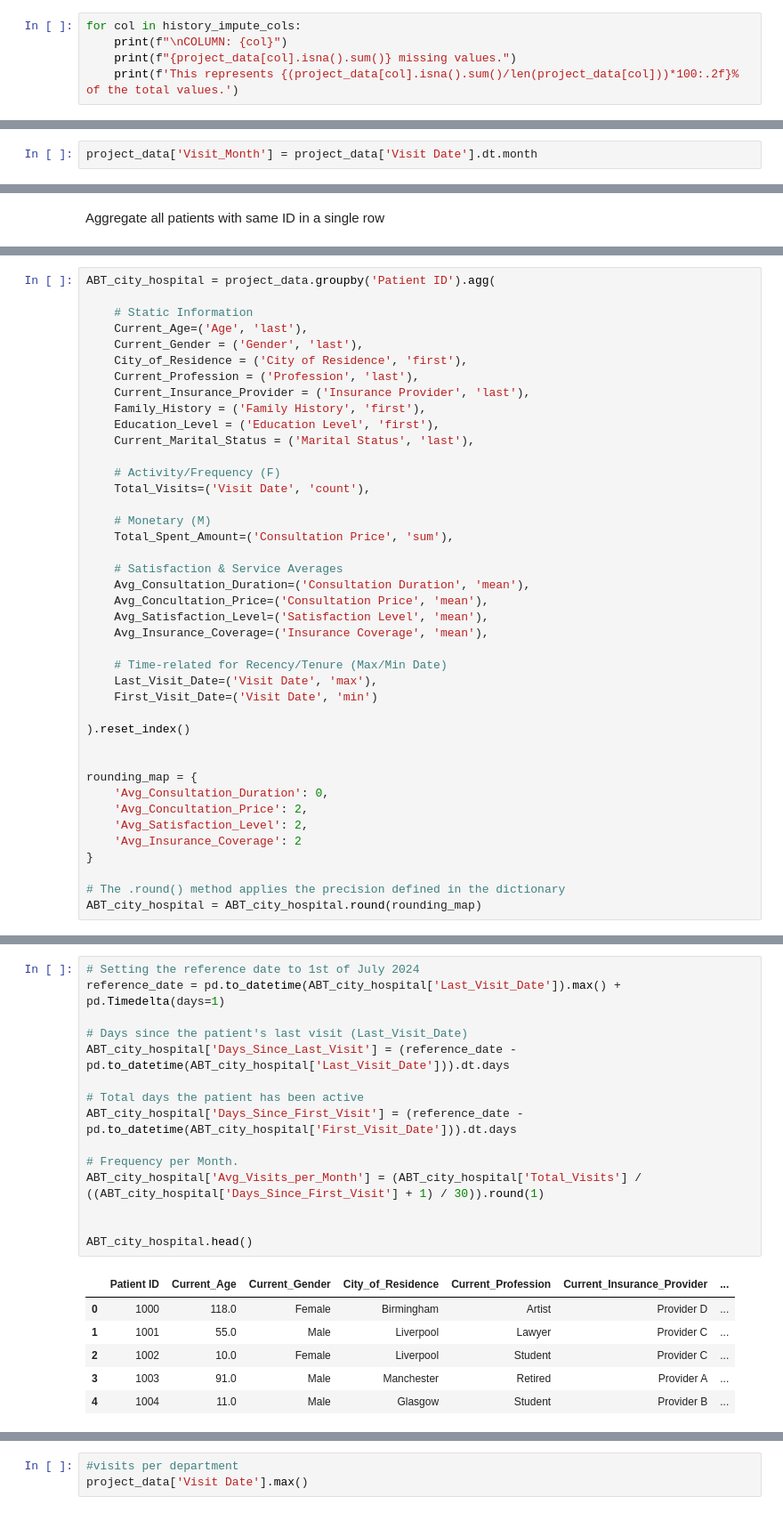
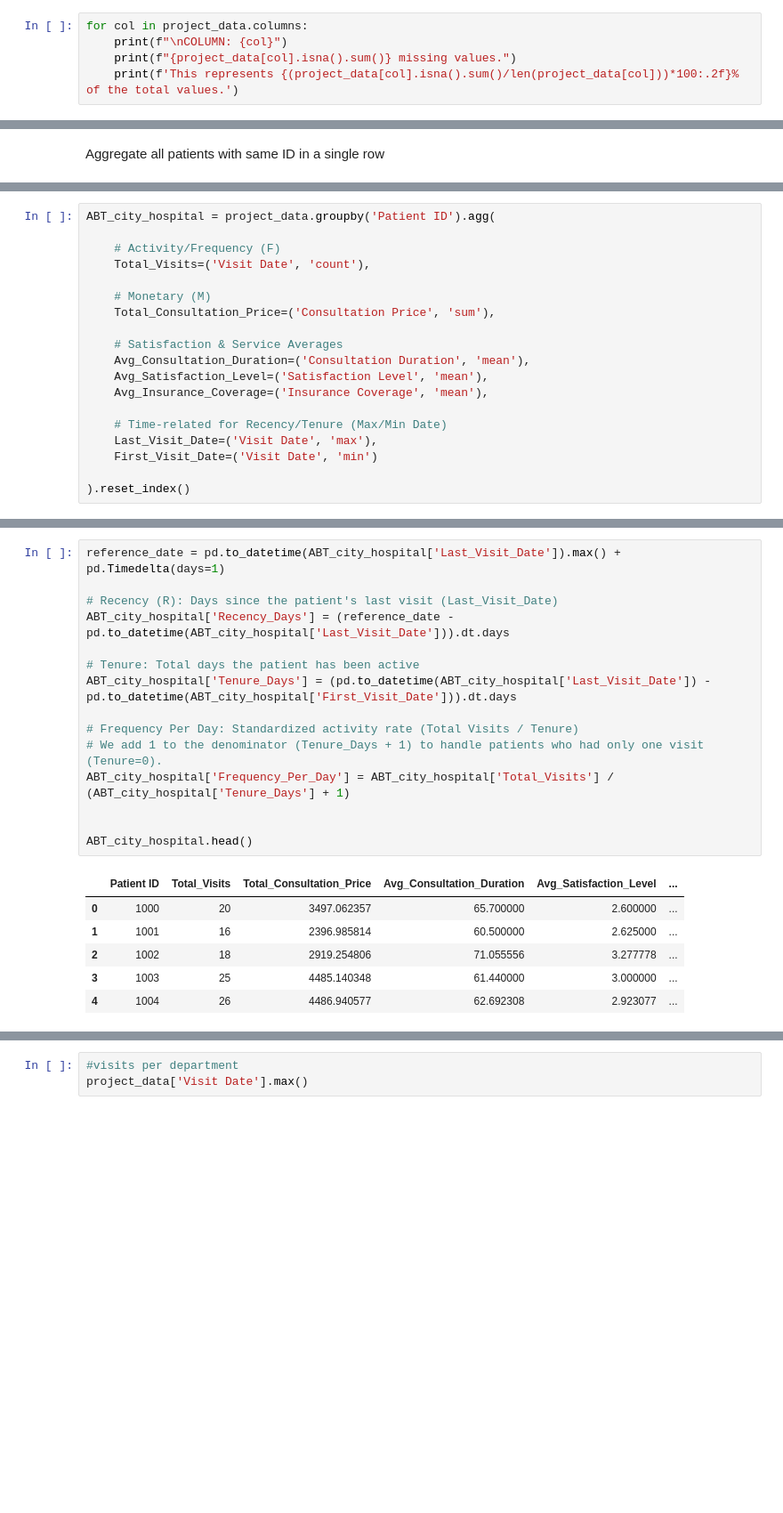
Before and after one commit to gugaffranco/datapreprocessing, a Jupyter notebook: G08 - Code.ipynb, the cells around one changed output, grey strips where cells are left out. Shown at 89% size. Saved outputs shown, nothing was run; the diff lists cells and outputs as text; blank space fills up the shorter version.

```diff
--- a/G08 - Code.ipynb
+++ b/G08 - Code.ipynb
@@ -218,5 +123,5 @@ For example, when doing 'df[col].method(value, inplace=True)', try using 'df.met
 # %%
-for col in history_impute_cols:
+for col in project_data.columns:
     print(f"\nCOLUMN: {col}")
     print(f"{project_data[col].isna().sum()} missing values.")
     print(f'This represents {(project_data[col].isna().sum()/len(project_data[col]))*100:.2f}% of the total values.')
@@ -407,2 +271,0 @@ plt.tight_layout(rect=[0, 0, 1, 0.96])
-# %%
-project_data['Visit_Month'] = project_data['Visit Date'].dt.month
@@ -428,25 +274,14 @@ project_data['Patient ID'].nunique()
 # %%
 ABT_city_hospital = project_data.groupby('Patient ID').agg(
-
-    # Static Information
-    Current_Age=('Age', 'last'),
-    Current_Gender = ('Gender', 'last'),
-    City_of_Residence = ('City of Residence', 'first'),
-    Current_Profession = ('Profession', 'last'),
-    Current_Insurance_Provider = ('Insurance Provider', 'last'),
-    Family_History = ('Family History', 'first'),
-    Education_Level = ('Education Level', 'first'),
-    Current_Marital_Status = ('Marital Status', 'last'),
 
     # Activity/Frequency (F)
     Total_Visits=('Visit Date', 'count'),
 
     # Monetary (M)
-    Total_Spent_Amount=('Consultation Price', 'sum'),
+    Total_Consultation_Price=('Consultation Price', 'sum'),
 
     # Satisfaction & Service Averages
     Avg_Consultation_Duration=('Consultation Duration', 'mean'),
-    Avg_Concultation_Price=('Consultation Price', 'mean'),
     Avg_Satisfaction_Level=('Satisfaction Level', 'mean'),
     Avg_Insurance_Coverage=('Insurance Coverage', 'mean'),
 
@@ -455,17 +290,6 @@ ABT_city_hospital = project_data.groupby('Patient ID').agg(
     First_Visit_Date=('Visit Date', 'min')
 
 ).reset_index()
-
-
-rounding_map = {
-    'Avg_Consultation_Duration': 0,
-    'Avg_Concultation_Price': 2,
-    'Avg_Satisfaction_Level': 2,
-    'Avg_Insurance_Coverage': 2
-}
-
-# The .round() method applies the precision defined in the dictionary
-ABT_city_hospital = ABT_city_hospital.round(rounding_map)
 # %%
 ABT_city_hospital.head()
 # %% [output]
@@ -504,22 +302,22 @@ memory usage: 66.5+ KB
 # %%
-# Setting the reference date to 1st of July 2024
 reference_date = pd.to_datetime(ABT_city_hospital['Last_Visit_Date']).max() + pd.Timedelta(days=1)
 
-# Days since the patient's last visit (Last_Visit_Date)
-ABT_city_hospital['Days_Since_Last_Visit'] = (reference_date - pd.to_datetime(ABT_city_hospital['Last_Visit_Date'])).dt.days
+# Recency (R): Days since the patient's last visit (Last_Visit_Date)
+ABT_city_hospital['Recency_Days'] = (reference_date - pd.to_datetime(ABT_city_hospital['Last_Visit_Date'])).dt.days
 
-# Total days the patient has been active
-ABT_city_hospital['Days_Since_First_Visit'] = (reference_date - pd.to_datetime(ABT_city_hospital['First_Visit_Date'])).dt.days
+# Tenure: Total days the patient has been active
+ABT_city_hospital['Tenure_Days'] = (pd.to_datetime(ABT_city_hospital['Last_Visit_Date']) - pd.to_datetime(ABT_city_hospital['First_Visit_Date'])).dt.days
 
-# Frequency per Month.
-ABT_city_hospital['Avg_Visits_per_Month'] = (ABT_city_hospital['Total_Visits'] / ((ABT_city_hospital['Days_Since_First_Visit'] + 1) / 30)).round(1)
+# Frequency Per Day: Standardized activity rate (Total Visits / Tenure)
+# We add 1 to the denominator (Tenure_Days + 1) to handle patients who had only one visit (Tenure=0).
+ABT_city_hospital['Frequency_Per_Day'] = ABT_city_hospital['Total_Visits'] / (ABT_city_hospital['Tenure_Days'] + 1)
 
 
 ABT_city_hospital.head()
 # %% [output]
-|  | Patient ID | Current_Age | Current_Gender | City_of_Residence | Current_Profession | Current_Insurance_Provider | ... |
-| 0 | 1000 | 118.0 | Female | Birmingham | Artist | Provider D | ... |
-| 1 | 1001 | 55.0 | Male | Liverpool | Lawyer | Provider C | ... |
-| 2 | 1002 | 10.0 | Female | Liverpool | Student | Provider C | ... |
-| 3 | 1003 | 91.0 | Male | Manchester | Retired | Provider A | ... |
-| 4 | 1004 | 11.0 | Male | Glasgow | Student | Provider B | ... |
+|  | Patient ID | Total_Visits | Total_Consultation_Price | Avg_Consultation_Duration | Avg_Satisfaction_Level | ... |
+| 0 | 1000 | 20 | 3497.062357 | 65.700000 | 2.600000 | ... |
+| 1 | 1001 | 16 | 2396.985814 | 60.500000 | 2.625000 | ... |
+| 2 | 1002 | 18 | 2919.254806 | 71.055556 | 3.277778 | ... |
+| 3 | 1003 | 25 | 4485.140348 | 61.440000 | 3.000000 | ... |
+| 4 | 1004 | 26 | 4486.940577 | 62.692308 | 2.923077 | ... |
```
Also changed, not shown: parts of 54 cells of this notebook.
